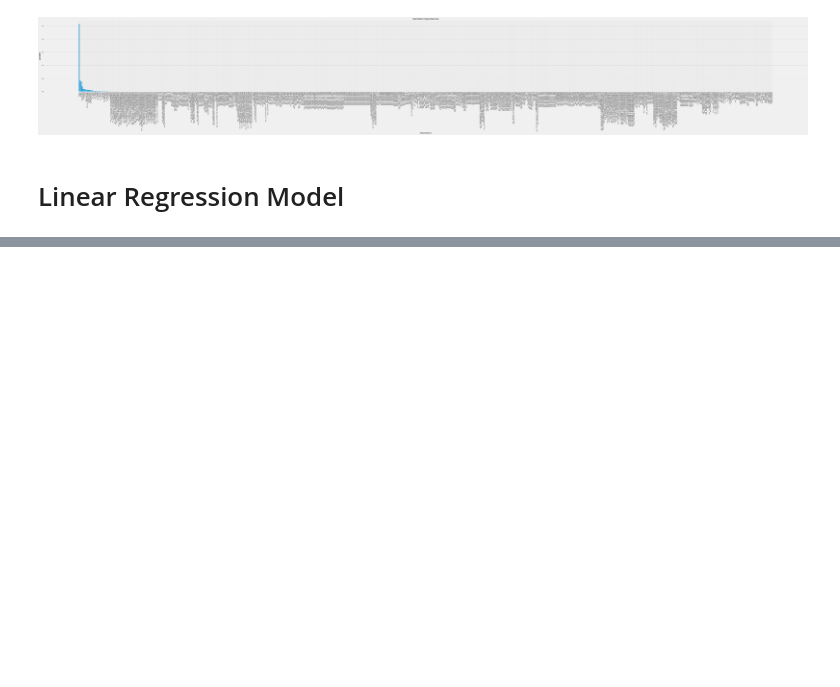
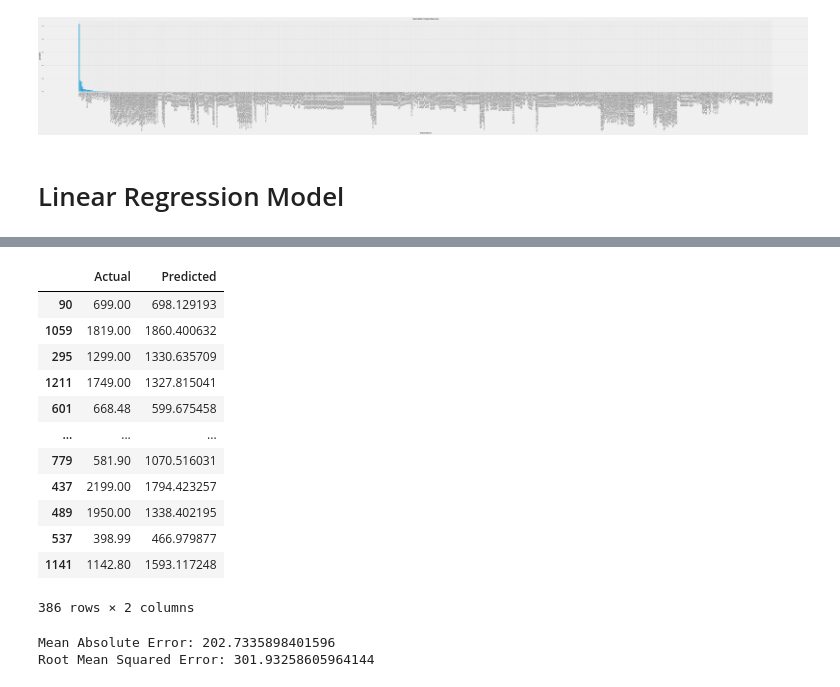
Before and after one commit to DanielKorenDataScience/RegressionProject, a Jupyter notebook: Regression Project.ipynb, the cells around one changed output, grey strips where cells are left out. Saved outputs shown, nothing was run; the diff lists cells and outputs as text; code cells hidden in the pictures; blank space fills up the shorter version.

```diff
--- a/Regression Project.ipynb
+++ b/Regression Project.ipynb
@@ -543,0 +559,9 @@ plt.xlabel('Importance'); plt.ylabel('Variable'); plt.title('Variable Importance
+# %%
+# Create linear regression object
+regr = linear_model.LinearRegression()
+
+# Train the model using the training sets
+regr.fit(X_train, y_train)
+
+# Make predictions using the testing set
+y_pred = regr.predict(X_test)
@@ -543,0 +593,25 @@ plt.xlabel('Importance'); plt.ylabel('Variable'); plt.title('Variable Importance
+# %%
+df = pd.DataFrame({'Actual': y_test, 'Predicted': y_pred})
+df
+# %% [output]
+|  | Actual | Predicted |
+| 90 | 699.00 | 698.129193 |
+| 1059 | 1819.00 | 1860.400632 |
+| 295 | 1299.00 | 1330.635709 |
+| 1211 | 1749.00 | 1327.815041 |
+| 601 | 668.48 | 599.675458 |
+| ... | ... | ... |
+| 779 | 581.90 | 1070.516031 |
+| 437 | 2199.00 | 1794.423257 |
+| 489 | 1950.00 | 1338.402195 |
+| 537 | 398.99 | 466.979877 |
+| 1141 | 1142.80 | 1593.117248 |
+386 rows × 2 columns
+# %%
+from sklearn import metrics
+print('Mean Absolute Error:', metrics.mean_absolute_error(y_test, y_pred))
+print('Mean Squared Error:', metrics.mean_squared_error(y_test, y_pred))
+print('Root Mean Squared Error:', np.sqrt(metrics.mean_squared_error(y_test, y_pred)))
+# %% [output]
+Mean Absolute Error: 202.7335898401596
+Root Mean Squared Error: 301.93258605964144
```
Also changed, not shown: parts of 9 cells of this notebook.
